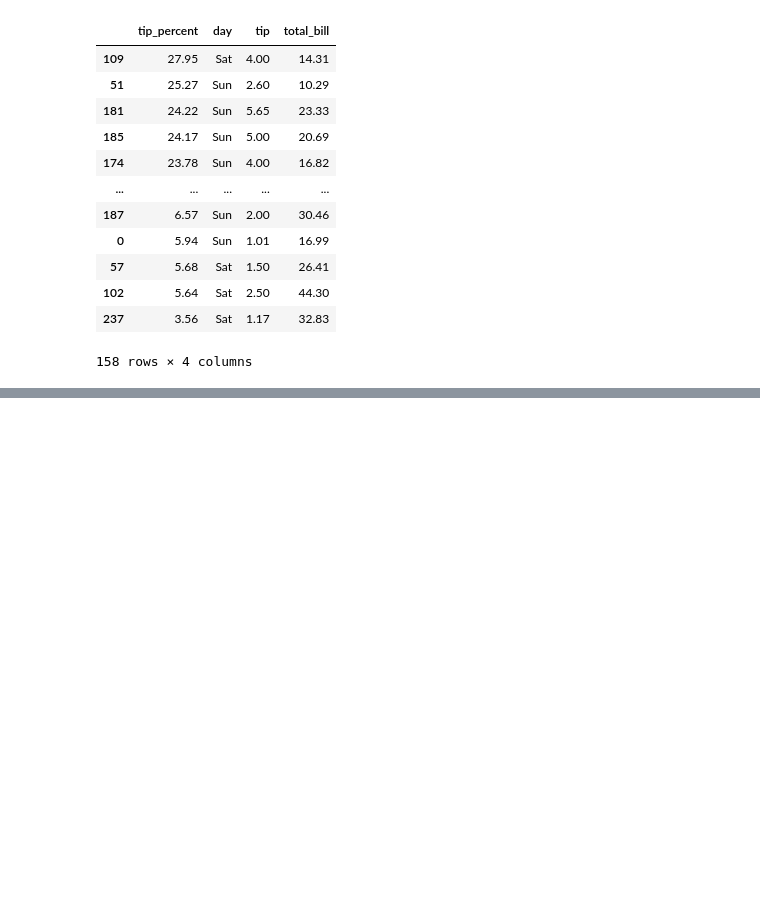
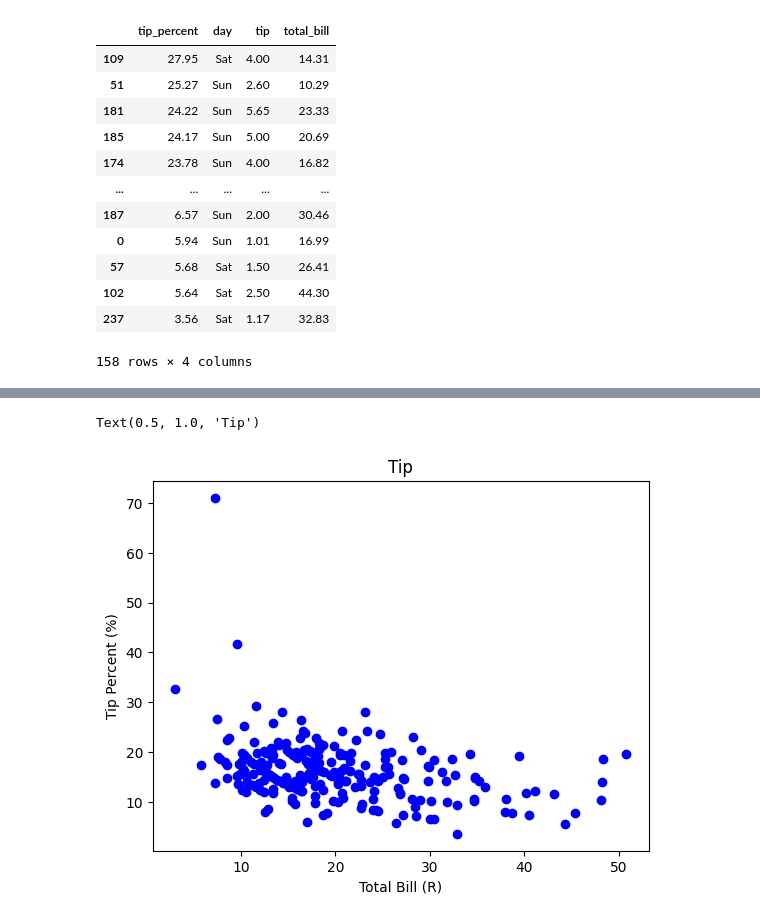
Before and after one commit to DharaKara/python-basics-sanlam, a Jupyter notebook: day16_pandas.ipynb, the cells around one changed output, grey strips where cells are left out. Saved outputs shown, nothing was run; the diff lists cells and outputs as text; code cells hidden in the pictures; blank space fills up the shorter version.

```diff
--- a/day16_pandas.ipynb
+++ b/day16_pandas.ipynb
@@ -317,0 +483,11 @@ final_result
+# %%
+# x-axis -> total_bill , y-axis -> tip_percent
+# y_avg_total_bill = tips_df.groupby('day')['total_bill'].mean()
+# x_days = y_avg_total_bill.index
+plt.scatter(tips_df['total_bill'], tips_df['tip_percent'], color="blue")
+plt.xlabel("Total Bill (R)")
+plt.ylabel("Tip Percent (%)")
+plt.title("Tip")
+# %% [output]
+Text(0.5, 1.0, 'Tip')
+[figure, added]
```
Also changed, not shown: parts of 27 cells of this notebook.
